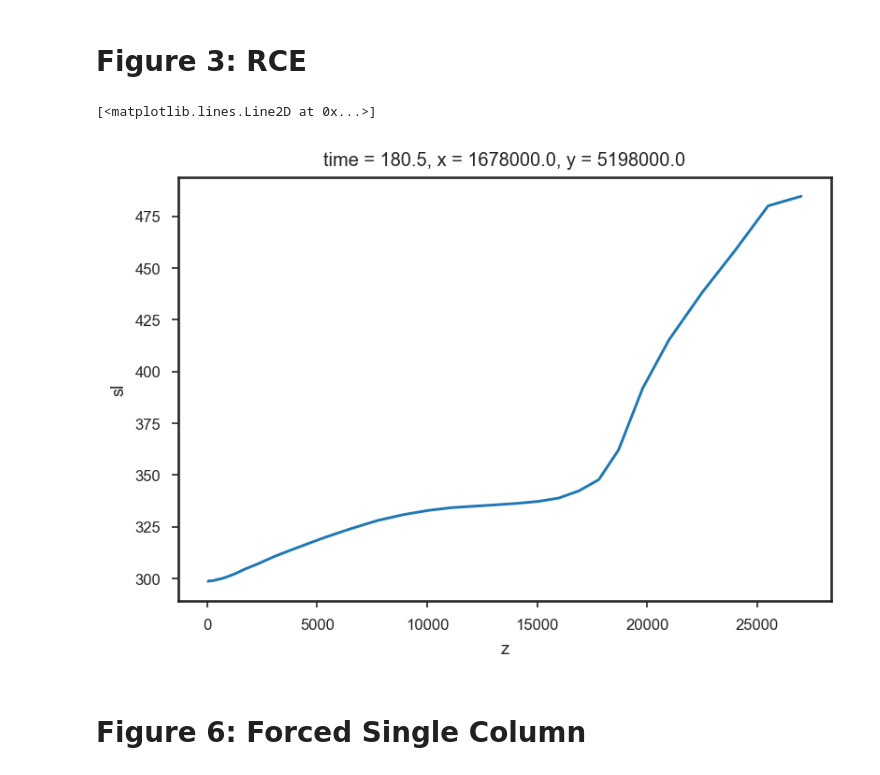
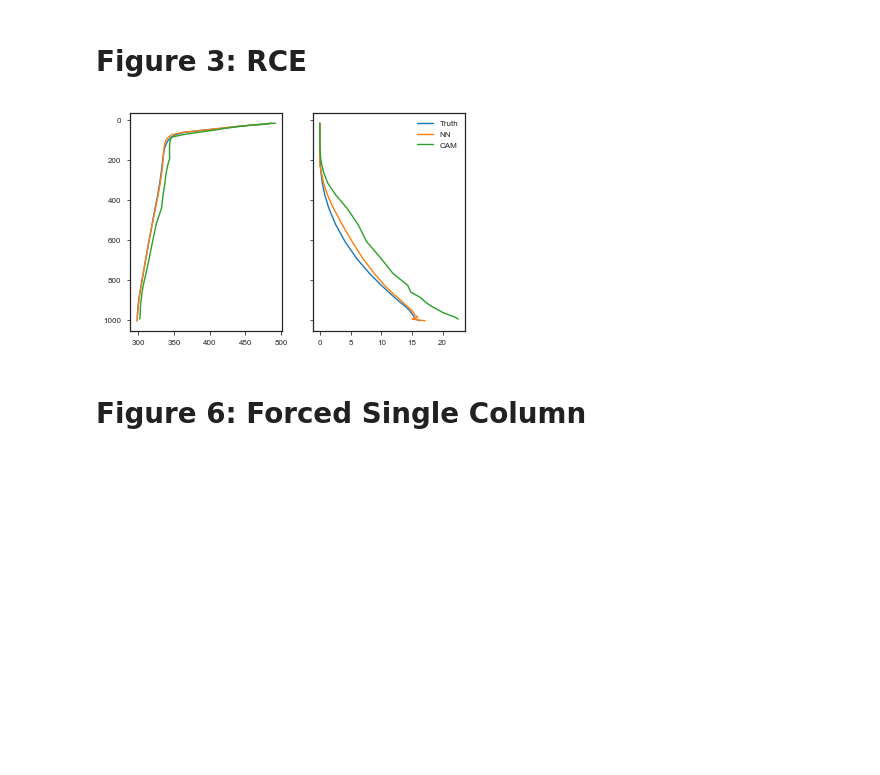
Before and after one commit to nbren12/uwnet, a Jupyter notebook: results/reports/2.2-ndb-paper-plots.ipynb, the cells around one changed output. Drawn from its saved outputs; the diff is of its cells as text; code cells hidden in the pictures; blank space fills up the shorter version.

Commit message:
Add CAM RCE plots
Need to add a to_sam_z to lib.cam

```diff
--- a/results/reports/2.2-ndb-paper-plots.ipynb
+++ b/results/reports/2.2-ndb-paper-plots.ipynb
@@ -148,15 +149,37 @@ print(df.to_latex(index=False, escape=False))
 \end{tabular}
 # %% [markdown]
 # Figure 3: RCE
-# %%
-def rce_mean(rce):
-    return rce.isel(time=-1).isel(x=10, y=8)
-
-rce = xr.open_dataset("../../data/output/model.VaryT-20/3.rce.nc").pipe(rce_mean)
-rce.sl.plot()
-# %% [output]
-[<matplotlib.lines.Line2D at 0x...>]
-[figure, removed]
+# %%
+# open data
+truth = xr.open_dataset("../../data/processed/inputs.nc").isel(x=10, y=8).mean('time')
+rce_cam = xr.open_dataset("../../data/processed/rce/10-8/cam.nc").squeeze().isel(time=-1)
+rce_nn = xr.open_dataset("../../data/output/model.VaryT-20/3.rce.nc").pipe(rce_mean)
+p = xr.open_dataset("../../data/raw/2/NG_5120x2560x34_4km_10s_QOBS_EQX/stat.nc").p
+
+# interpolate onto sam vertical grid
+rce_cam_interp = lc.to_sam_z(rce_cam, p)
+# compute sl for cam
+sl = rce_cam_interp['T'] + 9.81/1004 * rce_cam_interp.z
+qt = rce_cam_interp['Q'] *1000
+rce_cam_interp = rce_cam_interp.assign(sl=sl, qt=qt)
+# %%
+fig, (axT, axQ) = plt.subplots(1, 2, sharey=True)
+
+
+axT.plot(truth['sl'], p, label='Truth')
+axT.plot(rce_nn['sl'], rce_cam_interp.p)
+axT.plot(rce_cam_interp['sl'], rce_cam_interp.p)
+
+axQ.plot(truth['qt'], p, label='Truth')
+axQ.plot(rce_nn['qt'], rce_cam_interp.p, label='NN')
+axQ.plot(rce_cam_interp['qt'], rce_cam_interp.p, label='CAM')
+
+# legends
+axQ.legend()
+
+axT.invert_yaxis()
+# %% [output]
+[figure, added]
 # %% [markdown]
 # Figure 6: Forced Single Column
 # %%
```
Also changed, not shown: parts of 1 cell of this notebook, 1 other file.
